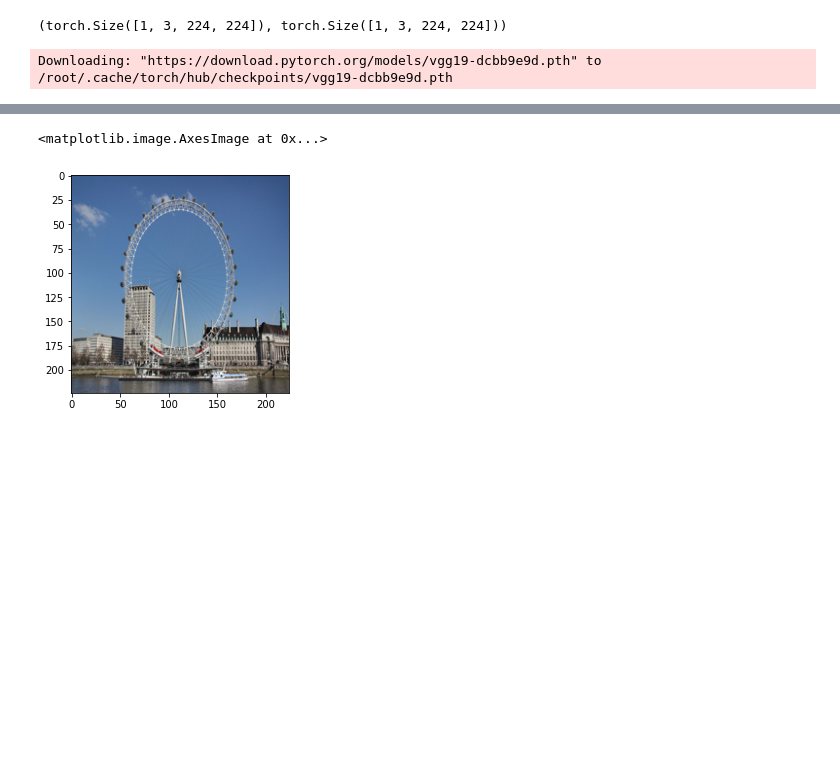
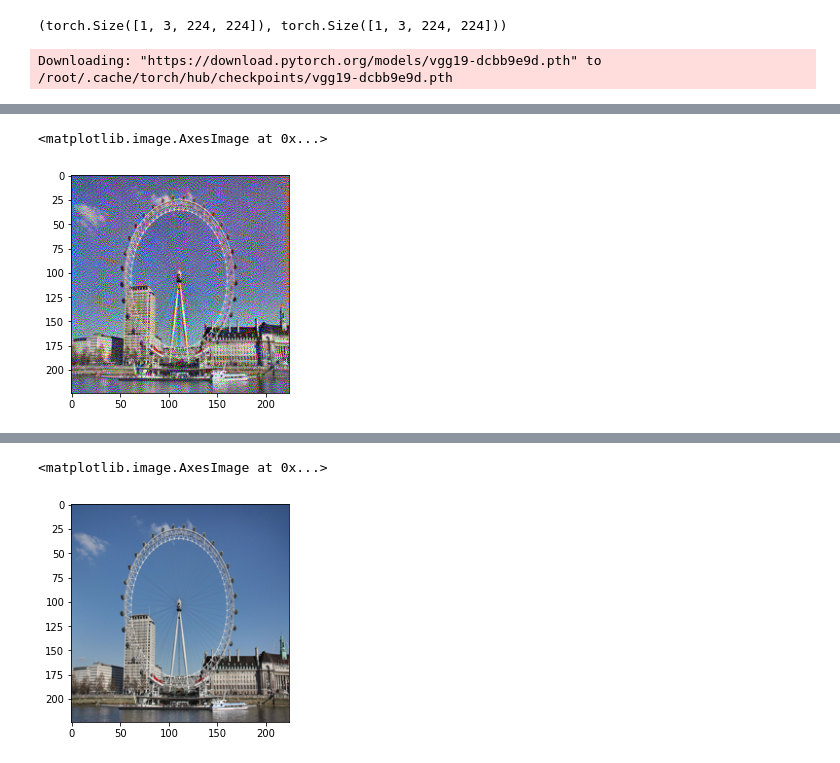
Before and after one commit to Molten-Ice/Deep-Learning, a Jupyter notebook: Neural_style_transfer.ipynb, the cells around one changed output, grey strips where cells are left out. Cells and saved outputs as stored; diff of their text form; code cells hidden in the pictures; blank space fills up the shorter version.

```diff
--- a/Neural_style_transfer.ipynb
+++ b/Neural_style_transfer.ipynb
@@ -175,3 +166,10 @@ KeyboardInterrupt: ignored
+# %%
+formatted_output = nn.functional.relu(model.generated.detach().cpu()[0].permute(1, 2, 0))
+formatted_output[formatted_output > 1] = 1
+plt.imshow(formatted_output)
+# %% [output]
+<matplotlib.image.AxesImage at 0x...>
+[figure, added]
 # %%
 formatted_output = nn.functional.relu(model.generated.detach().cpu()[0].permute(1, 2, 0))
 formatted_output[formatted_output > 1] = 1
```
Also changed, not shown: parts of 5 cells of this notebook.
